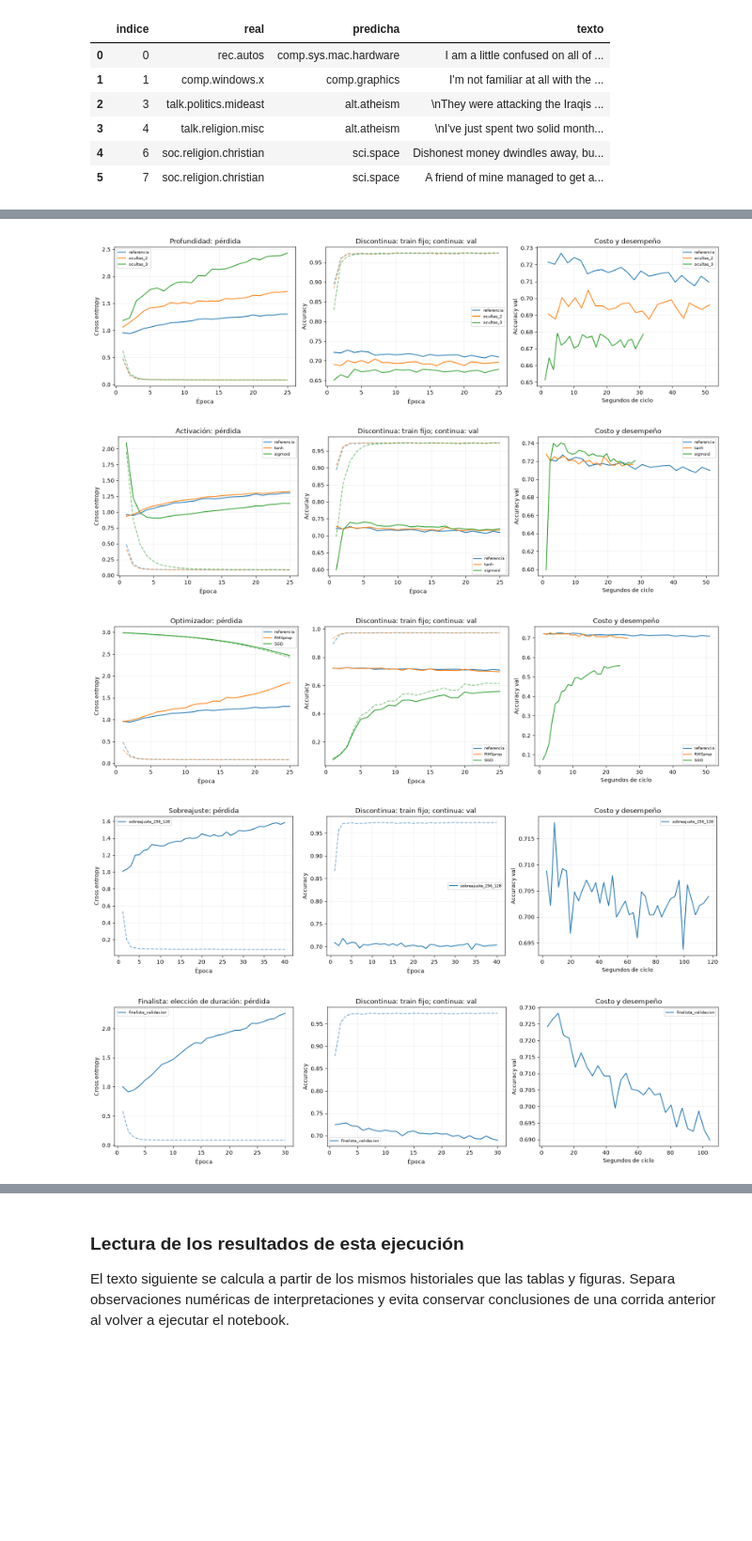
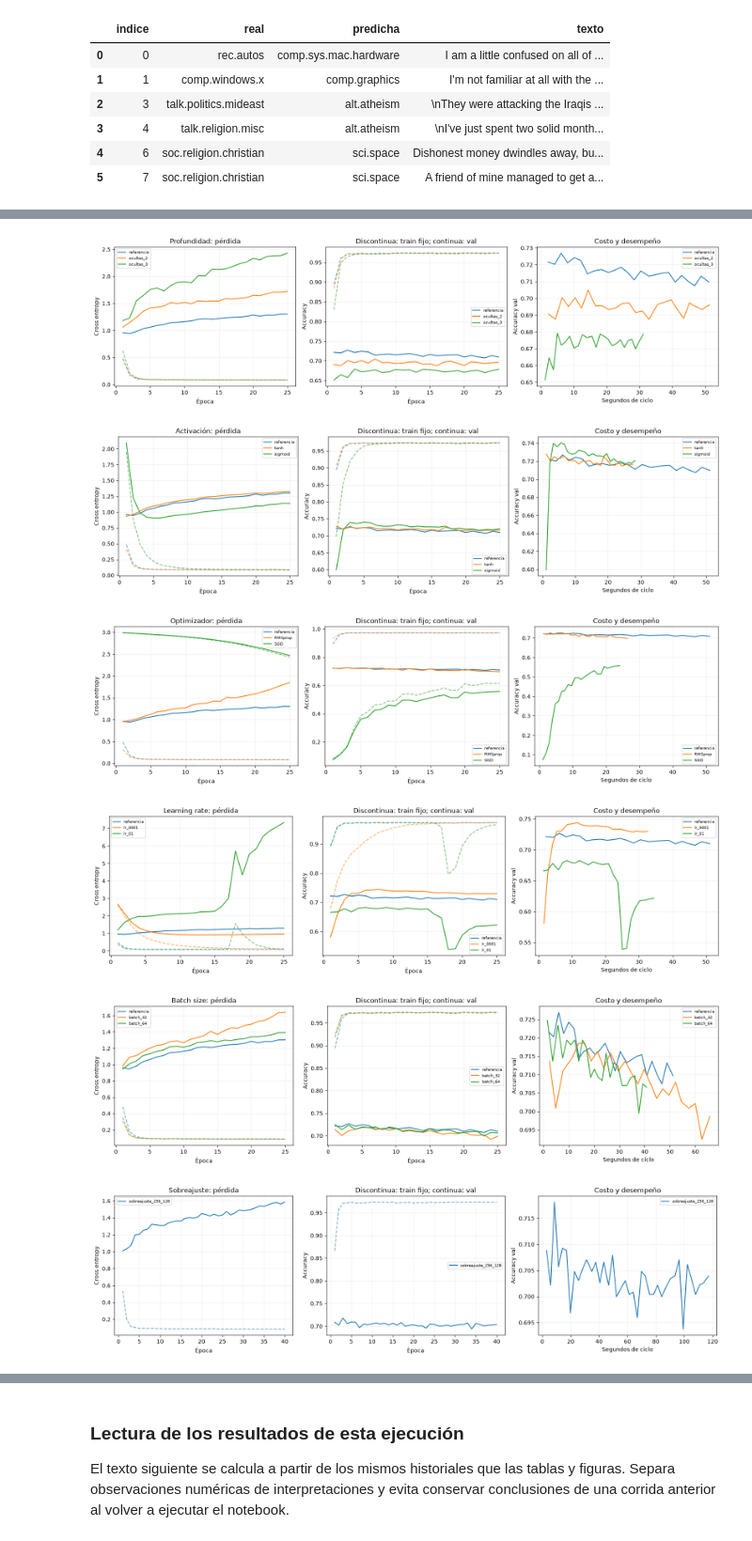
Before and after one commit to AlvaroGCh2020/TP_MLP_AlvaroGCh_61621, a Jupyter notebook: RESUELTO_MLP.ipynb, the cells around one changed output, grey strips where cells are left out. Shown at 94% size. Cells and saved outputs as stored; diff of their text form; code cells hidden in the pictures; blank space fills up the shorter version.

Commit message:
Agregar comparacion con Softmax y completar analisis de LR y batch

```diff
--- a/RESUELTO_MLP.ipynb
+++ b/RESUELTO_MLP.ipynb
@@ -364,16 +385,23 @@ def evaluate(model, loader, criterion):
             count += len(yb)
     return total_loss / count, correct / count
 
-def run_training(name, phase, config, data, epochs, trial=None, data_info=None):
+def run_training(name, phase, config, data, epochs, trial=None, data_info=None, model_kind='MLP'):
     if shutil.disk_usage(ROOT).free < 0.5 * 2**30:
         raise RuntimeError('Espacio insuficiente para continuar guardando evidencia.')
     seed_all()
     setup_start = time.perf_counter()
-    model = MLP(data[0].tensors[0].shape[1], hidden_sizes(config), config['activation']).to(device)
+    if model_kind == 'MLP':
+        widths = hidden_sizes(config)
+        model = MLP(data[0].tensors[0].shape[1], widths, config['activation']).to(device)
+    elif model_kind == 'Softmax':
+        widths = []
+        model = SoftmaxRegression(data[0].tensors[0].shape[1]).to(device)
+    else:
+        raise ValueError(model_kind)
     optimizer = make_optimizer(model, config)
     criterion = nn.CrossEntropyLoss()
     train_loader, fixed_loader, other_loader = make_loaders(*data, config['batch_size'])
-    record = {'name': name, 'phase': phase, 'config': dict(config), 'state': 'RUNNING',
+    record = {'name': name, 'phase': phase, 'model_kind': model_kind, 'config': dict(config), 'state': 'RUNNING',
               'seed': SEED, 'input_dim': data[0].tensors[0].shape[1],
               'parameters': sum(p.numel() for p in model.parameters()), 'requested_epochs': epochs,
               'train_samples': len(data[0]), 'eval_samples': 0 if data[1] is None else len(data[1]),
@@ -384,7 +412,7 @@ def run_training(name, phase, config, data, epochs, trial=None, data_info=None):
     history_path = OUT / f'{name}.json'
     with mlflow.start_run(run_name=name) as run:
         record['mlflow_run_id'] = run.info.run_id
-        mlflow.log_params({**config, 'hidden_sizes': str(hidden_sizes(config)), 'seed': SEED,
+        mlflow.log_params({**config, 'hidden_sizes': str(widths), 'model_kind': model_kind, 'seed': SEED,
                            'phase': phase, 'parameters': record['parameters'],
                            'input_dim': record['input_dim'], 'requested_epochs': epochs,
                            'initialization': 'xavier_uniform_gain_1_bias_0', 'weight_decay': 0})
@@ -728,6 +758,8 @@ comparison_changes = [
     ('tanh', {'activation': 'tanh'}), ('sigmoid', {'activation': 'sigmoid'}),
     ('RMSprop', {'optimizer': 'RMSprop', 'alpha': 0.99, 'rms_momentum': 0.}),
     ('SGD', {'optimizer': 'SGD', 'sgd_momentum': 0.9}),
+    ('lr_0001', {'lr': 0.001}), ('lr_01', {'lr': 0.1}),
+    ('batch_32', {'batch_size': 32}), ('batch_64', {'batch_size': 64}),
 ]
 comparison_records = []
 for name, changes in comparison_changes:
@@ -953,7 +1015,9 @@ def summary_row(record):
     config, history = record['config'], record['history']
     row = {'entrenamiento': record['name'], 'fase': record['phase'], 'estado': record['state'],
            'epocas': len(history), 'D': record['input_dim'], 'parametros': record['parameters'],
-           'ocultas': str(hidden_sizes(config)), 'activacion': config['activation'],
+           'modelo': record.get('model_kind', 'MLP'),
+           'ocultas': str(hidden_sizes(config)) if 'n_layers' in config else '[]',
+           'activacion': config.get('activation', 'sin oculta'),
            'optimizador': config['optimizer'], 'lr': config['lr'], 'batch': config['batch_size'],
            'ajuste_s': record['update_sec'], 'ciclo_s': record['cycle_sec'],
            'preparacion_datos_s': record['data_info'].get('preparation_sec', 0.),
@@ -966,6 +1030,17 @@ def summary_row(record):
            'configuracion_completa': json.dumps(config, ensure_ascii=False)}
     val_history = [h for h in history if 'val_acc' in h]
     if val_history:
+        row['epoca_min_val_loss'] = min(val_history, key=lambda h: h['val_loss'])['epoch']
+        loss_reference, stale, stabilized = float('inf'), 0, None
+        for h in val_history:
+            if loss_reference - h['val_loss'] >= 0.001:
+                loss_reference, stale = h['val_loss'], 0
+            else:
+                stale += 1
+            if stale >= 3 and stabilized is None:
+                stabilized = h
+        row['epoca_estabilizacion'] = stabilized['epoch'] if stabilized else np.nan
+        row['segundos_estabilizacion'] = stabilized['cumulative_cycle_sec'] if stabilized else np.nan
         own_target = 0.95 * max(h['val_acc'] for h in val_history)
         row['tiempo_95pct_techo_observado_s'] = next(
             h['cumulative_cycle_sec'] for h in val_history if h['val_acc'] >= own_target)
@@ -977,11 +1052,12 @@ all_results = pd.DataFrame([summary_row(r) for r in RECORDS])
 all_results.to_csv(OUT / 'todos_los_entrenamientos.csv', index=False)
 save_json(OUT / 'todos_los_entrenamientos.json', RECORDS)
 with pd.option_context('display.max_rows', 100, 'display.max_columns', None):
-    display(all_results[['entrenamiento', 'fase', 'estado', 'epocas', 'ocultas', 'activacion',
+    display(all_results[['entrenamiento', 'fase', 'estado', 'epocas', 'modelo', 'ocultas', 'activacion',
                          'optimizador', 'D', 'parametros', 'train_acc', 'val_acc', 'ajuste_s', 'ciclo_s']])
 display(all_results[['entrenamiento', 'lr', 'batch', 'pasos', 'preparacion_datos_s',
                      'preparacion_compartida', 'preparacion_modelo_s',
-                     'tiempo_95pct_techo_observado_s', 'tiempo_accuracy_070_s']])
+                     'tiempo_95pct_techo_observado_s', 'tiempo_accuracy_070_s',
+                     'epoca_min_val_loss', 'epoca_estabilizacion', 'segundos_estabilizacion']])
 with pd.option_context('display.max_colwidth', None):
     display(all_results[['entrenamiento', 'configuracion_completa']])
 # %% [output]
@@ -1091,33 +1169,36 @@ def plot_group(records, title):
 for title, names in [
     ('Ancho', ['referencia', 'ancho_32', 'ancho_128']),
     ('Profundidad', ['referencia', 'ocultas_2', 'ocultas_3']),
     ('Activación', ['referencia', 'tanh', 'sigmoid']),
-    ('Optimizador', ['referencia', 'RMSprop', 'SGD'])]:
+    ('Optimizador', ['referencia', 'RMSprop', 'SGD']),
+    ('Learning rate', ['referencia', 'lr_0001', 'lr_01']),
+    ('Batch size', ['referencia', 'batch_32', 'batch_64'])]:
     plot_group([r for r in comparison_records if r['name'] in ['comparacion_' + n for n in names]], title)
 plot_group(overfit_records, 'Sobreajuste')
 plot_group([finalist_record], 'Finalista: elección de duración')
 # %% [output]
 |  | entrenamiento | estado | epocas | val_acc | val_loss | ciclo_s | configuracion_completa |
 | 17 | trial_17 | COMPLETE | 8 | 0.711887 | 1.383155 | 45.101800 | {"remove_stopwords": true, "norma... |
 | 20 | trial_20 | COMPLETE | 8 | 0.710561 | 1.184200 | 23.446784 | {"remove_stopwords": true, "norma... |
 | 21 | trial_21 | COMPLETE | 8 | 0.703049 | 1.287779 | 22.538090 | {"remove_stopwords": true, "norma... |
 | 0 | trial_00 | COMPLETE | 8 | 0.701281 | 1.040574 | 10.693556 | {"remove_stopwords": true, "norma... |
 | 23 | trial_23 | COMPLETE | 8 | 0.698630 | 1.716569 | 48.393278 | {"remove_stopwords": true, "norma... |
 | 16 | trial_16 | COMPLETE | 8 | 0.696421 | 1.136362 | 22.915686 | {"remove_stopwords": true, "norma... |
 | 12 | trial_12 | COMPLETE | 8 | 0.685373 | 1.230229 | 11.377457 | {"remove_stopwords": true, "norma... |
 | 14 | trial_14 | COMPLETE | 8 | 0.683164 | 1.228580 | 8.821906 | {"remove_stopwords": true, "norma... |
 | 15 | trial_15 | COMPLETE | 8 | 0.663721 | 1.428810 | 18.506108 | {"remove_stopwords": true, "norma... |
 | 13 | trial_13 | COMPLETE | 8 | 0.650022 | 1.756046 | 12.256470 | {"remove_stopwords": true, "norma... |
 | ... | ... | ... | ... | ... | ... | ... | ... |
 | 7 | trial_07 | PRUNED | 4 | 0.551038 | 1.537398 | 16.526213 | {"remove_stopwords": false, "norm... |
 | 9 | trial_09 | PRUNED | 4 | 0.095890 | 2.975440 | 8.271254 | {"remove_stopwords": true, "norma... |
 | 19 | trial_19 | PRUNED | 4 | 0.081750 | 2.989446 | 7.572476 | {"remove_stopwords": true, "norma... |
 | 18 | trial_18 | PRUNED | 4 | 0.076447 | 2.985690 | 16.934949 | {"remove_stopwords": true, "norma... |
 | 6 | trial_06 | PRUNED | 4 | 0.052143 | 2.994769 | 4.979246 | {"remove_stopwords": true, "norma... |
 [figure]
 [figure]
 [figure]
 [figure]
 [figure]
-[figure, old version]
+[figure, new version]
-[figure, old version]
+[figure, new version]
+[figure, added]
```
Also changed, not shown: parts of 16 cells of this notebook, 1 other file.
